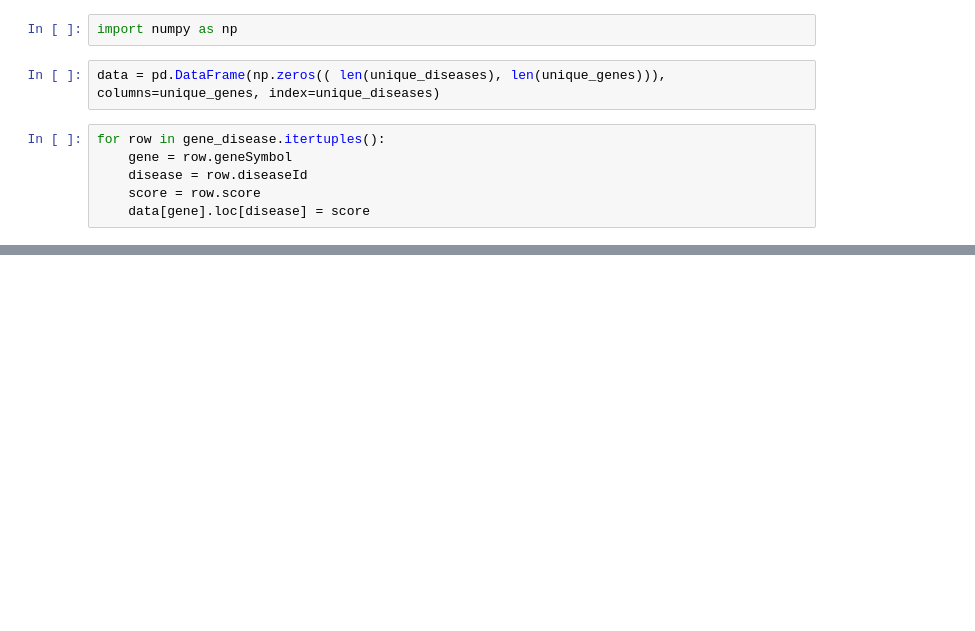
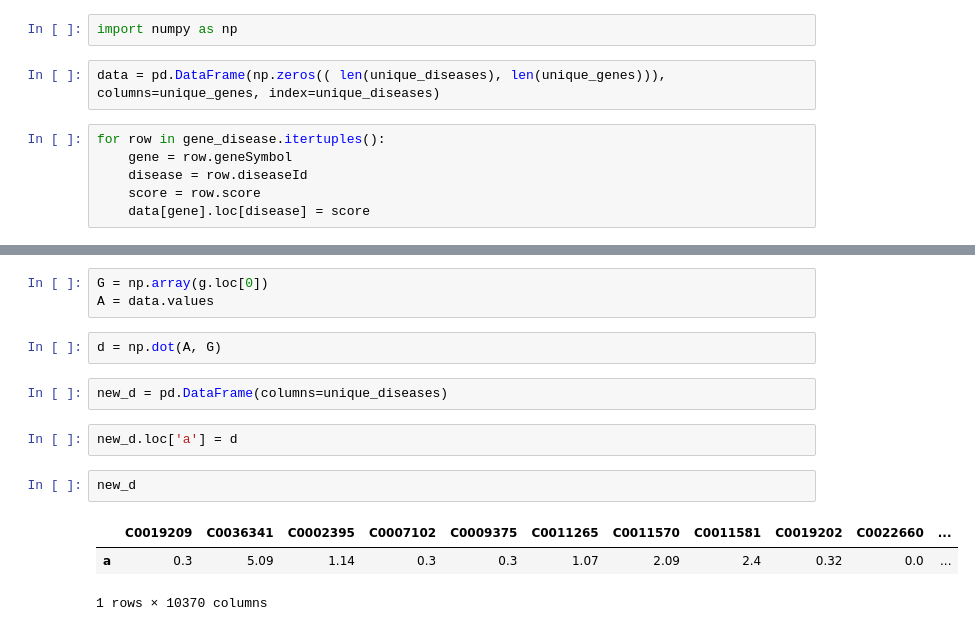
Before and after one commit to hlml-toronto/undiagnosed-1, a Jupyter notebook: script.ipynb, the cells around one changed output, grey strips where cells are left out. Saved outputs shown, nothing was run; the diff lists cells and outputs as text; blank space fills up the shorter version.

```diff
--- a/script.ipynb
+++ b/script.ipynb
@@ -292,0 +313,15 @@ data
+# %%
+G = np.array(g.loc[0])
+A = data.values
+# %%
+d = np.dot(A, G)
+# %%
+new_d = pd.DataFrame(columns=unique_diseases)
+# %%
+new_d.loc['a'] = d
+# %%
+new_d
+# %% [output]
+|  | C0019209 | C0036341 | C0002395 | C0007102 | C0009375 | C0011265 | C0011570 | C0011581 | C0019202 | C0022660 | ... |
+| a | 0.3 | 5.09 | 1.14 | 0.3 | 0.3 | 1.07 | 2.09 | 2.4 | 0.32 | 0.0 | ... |
+1 rows × 10370 columns
```
Also changed, not shown: parts of 5 cells of this notebook.
